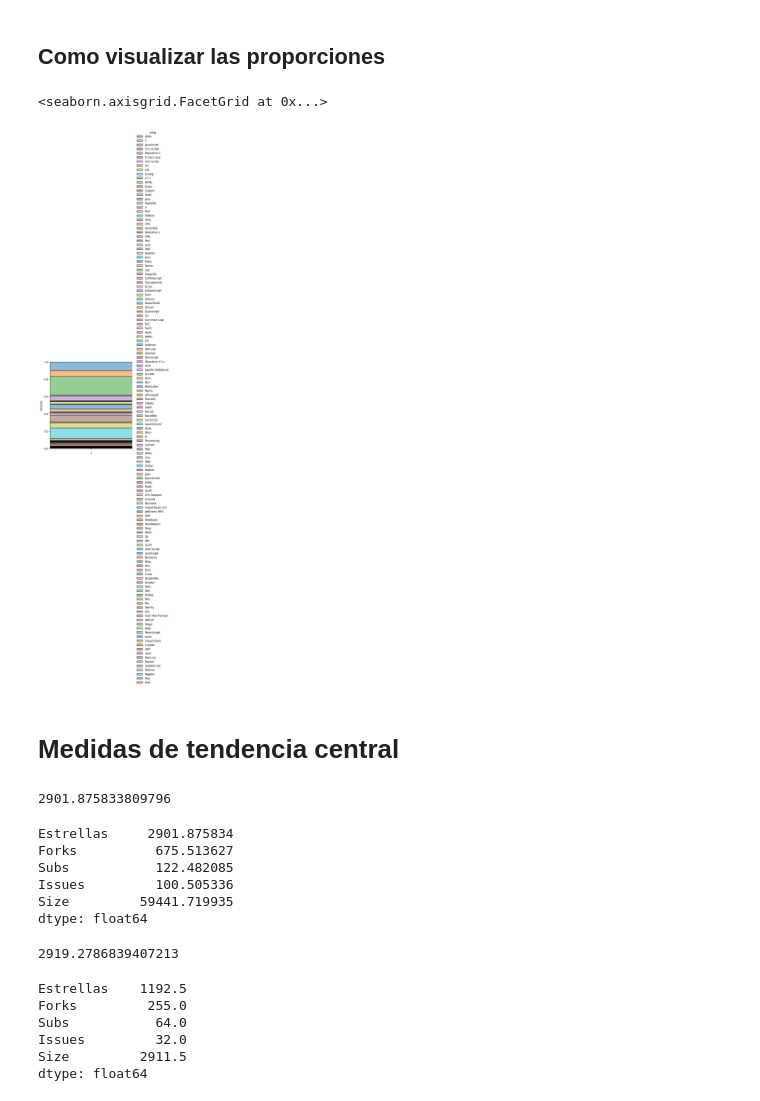
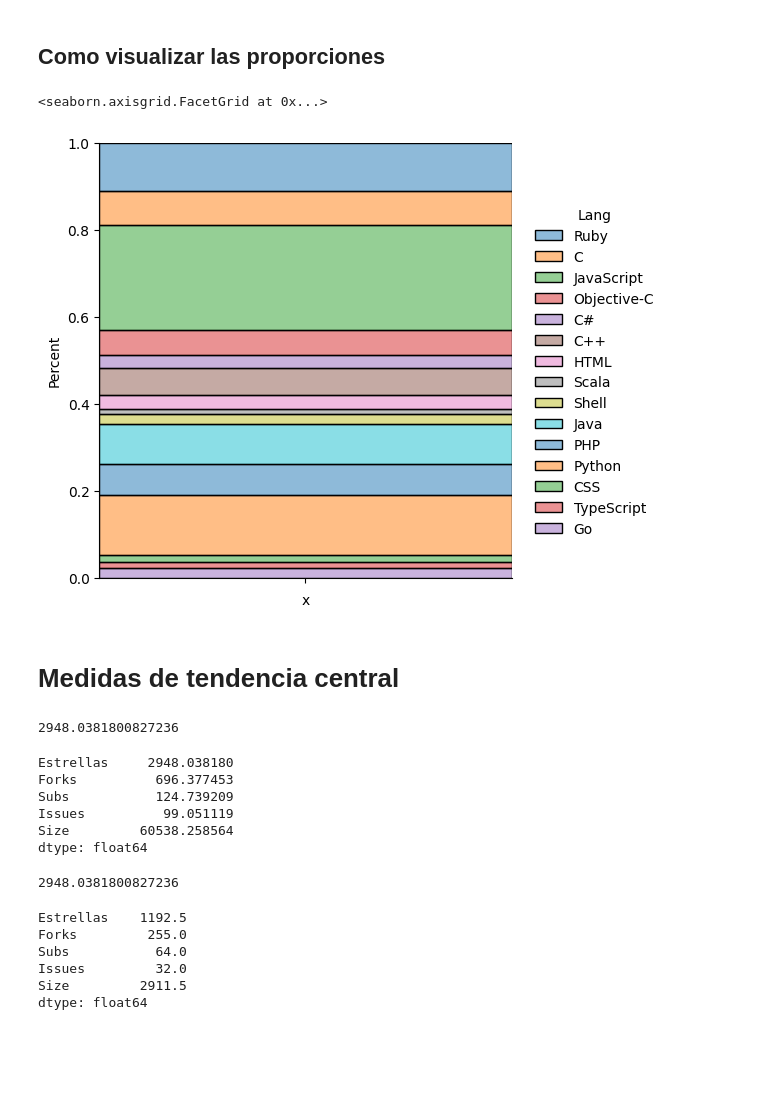
Before and after one commit to Yimi-17/jupyter_data_process, a Jupyter notebook: JyperterBooks/notebooks_proyect/notebook_principal.ipynb, the cells around one changed output. Drawn from its saved outputs; the diff is of its cells as text; code cells hidden in the pictures; blank space fills up the shorter version.

```diff
--- a/JyperterBooks/notebooks_proyect/notebook_principal.ipynb
+++ b/JyperterBooks/notebooks_proyect/notebook_principal.ipynb
@@ -88,7 +88,7 @@ dtype: object
 #df_git
 # %%
 # Seleccionar solo las columnas requeridas
-git_df = preprocess_git_df[['Name', 'URL', 'Lang', 'Estrellas', 'Forks', 'Subs', 'Issues', 'Size']] # Se selecciona las columnas especificas y se almacenaron en un dataframe llamado git_df
+git_df = preprocess_git_df[['Name', 'Lang', 'Estrellas', 'Forks', 'Subs', 'Issues', 'Size']] # Se selecciona las columnas especificas y se almacenaron en un dataframe llamado git_df
 # %%
 git_df #Para imprimir los valores del nuevo dataframe
 # %% [output]
@@ -323,3 +352,5 @@ DM               1
 LLVM             1
 Awk              1
 Name: count, Length: 132, dtype: int64
+# %%
+git_fil = git_df_clean[git_df_clean['Lang'].isin(git_df_clean['Lang'].value_counts()[git_df_clean['Lang'].value_counts() > 100].index)]
@@ -397,46 +496,46 @@ git_df_clean.groupby('Lang').size().plot(kind='pie', autopct='%1.2f%%', figsize=
 ## Como visualizar las proporciones
 # %%
 (
-    git_df_clean
+    git_fil
     .add_column('x','')
     .pipe(
-        lambda git_df_clean: (
+        lambda git_fil: (
             sns.displot(
-                data=git_df_clean,
+                data=git_fil,
                 x='x',
                 hue='Lang',
                 multiple='fill',
                 palette='tab10',
                 stat='percent',
                 alpha=0.5
             )
         )
     )
 )
 # %% [output]
 <seaborn.axisgrid.FacetGrid at 0x...>
-[figure, old version]
+[figure, new version]
 # %% [markdown]
 # Medidas de tendencia central
 # %%
 #media con pandas
-git_df_clean.Estrellas. mean()
+git_fil.Estrellas. mean()
 # %% [output]
-2901.875833809796
+2948.0381800827236
 # %%
-git_df_clean.mean(numeric_only=True) #Solo variables numericas
+git_fil.mean(numeric_only=True) #Solo variables numericas
 # %% [output]
-Estrellas     2901.875834
-Forks          675.513627
-Subs           122.482085
-Issues         100.505336
-Size         59441.719935
+Estrellas     2948.038180
+Forks          696.377453
+Subs           124.739209
+Issues          99.051119
+Size         60538.258564
 dtype: float64
 # %%
 #media con numpay
-np.mean(git_df.Estrellas)
+np.mean(git_fil.Estrellas)
 # %% [output]
-2919.2786839407213
+2948.0381800827236
 # %%
 git_df_clean.median(numeric_only=True)
 # %% [output]
```
Also changed, not shown: parts of 60 cells of this notebook, 4 other files.
